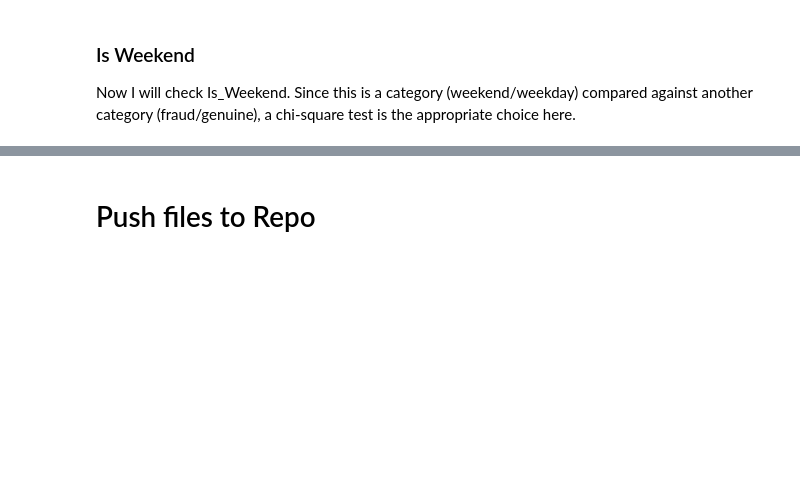
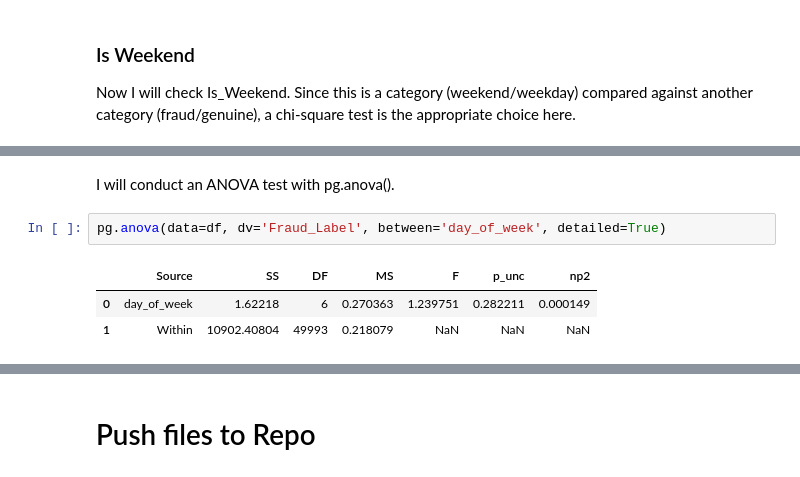
Before and after one commit to navmann99/Fraud-Analysis, a Jupyter notebook: jupyter_notebooks/02-EDA.ipynb, the cells around one changed output, grey strips where cells are left out. Drawn from its saved outputs; the diff is of its cells as text; blank space fills up the shorter version.

```diff
--- a/jupyter_notebooks/02-EDA.ipynb
+++ b/jupyter_notebooks/02-EDA.ipynb
@@ -370,0 +407,8 @@ Now  I will check Is_Weekend. Since this is a category (weekend/weekday) compare
+# %% [markdown]
+I will conduct an ANOVA test with pg.anova().
+# %%
+pg.anova(data=df, dv='Fraud_Label', between='day_of_week', detailed=True)
+# %% [output]
+|  | Source | SS | DF | MS | F | p_unc | np2 |
+| 0 | day_of_week | 1.62218 | 6 | 0.270363 | 1.239751 | 0.282211 | 0.000149 |
+| 1 | Within | 10902.40804 | 49993 | 0.218079 | NaN | NaN | NaN |
```
Also changed, not shown: parts of 8 cells of this notebook.
